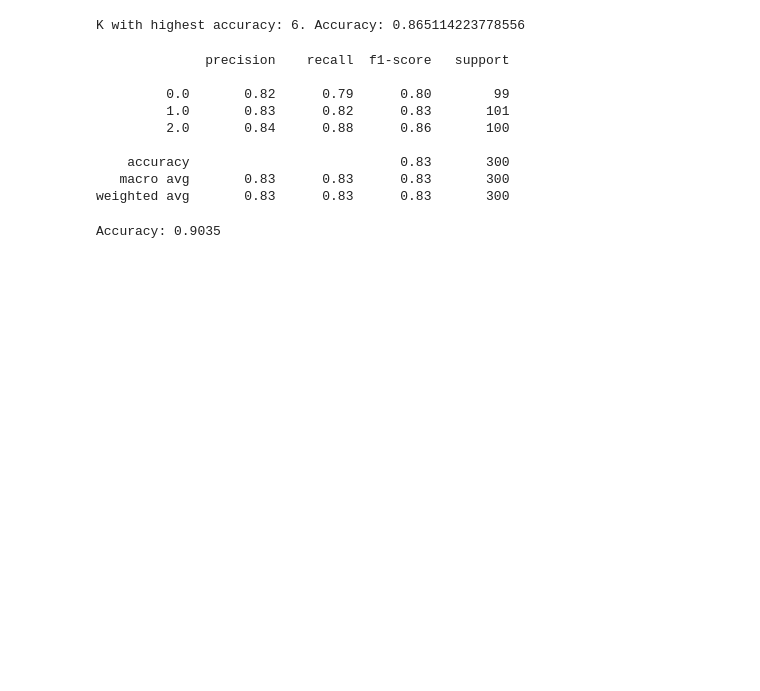
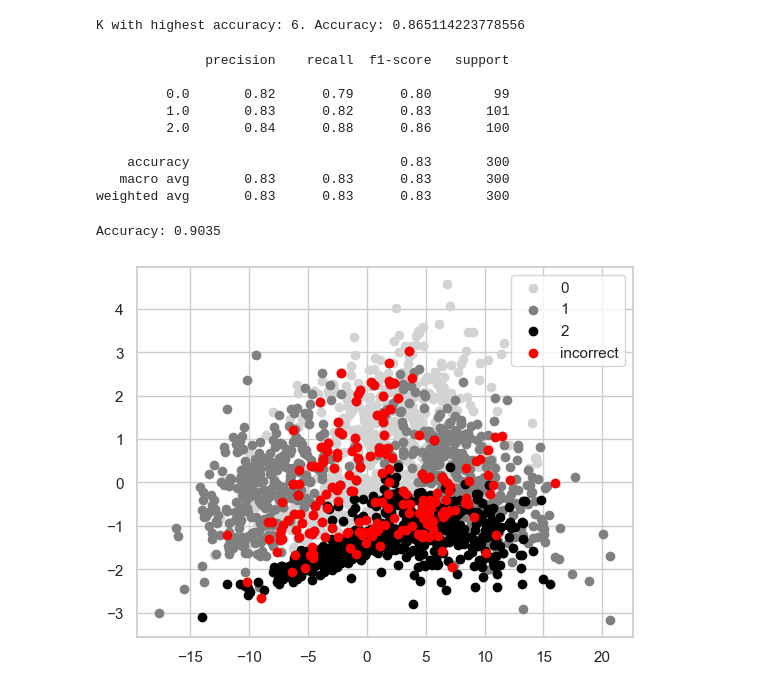
Before and after one commit to lukegge/MachineLearningCourse, a Jupyter notebook: assignment_1.ipynb, the cells around one changed output. Saved outputs shown, nothing was run; the diff lists cells and outputs as text; code cells hidden in the pictures; blank space fills up the shorter version.

Commit message:
results plot

```diff
--- a/assignment_1.ipynb
+++ b/assignment_1.ipynb
@@ -451,3 +451,13 @@ accuracy_score(y, y_pred)
 print("Accuracy: {}".format(accuracy_score(y, y_pred)))
 # %% [output]
 Accuracy: 0.9035
+# %%
+# plot the correct and incorrect predictions as scatter plots in different colors according to the true label
+plt.scatter(x[y == 0, 0], x[y == 0, 1], color='lightgray', label='0')
+plt.scatter(x[y == 1, 0], x[y == 1, 1], color='gray', label='1')
+plt.scatter(x[y == 2, 0], x[y == 2, 1], color='black', label='2')
+plt.scatter(x[y != y_pred, 0], x[y != y_pred, 1], color='red', label='incorrect')
+plt.legend()
+plt.show()
+# %% [output]
+[figure, added]
```
